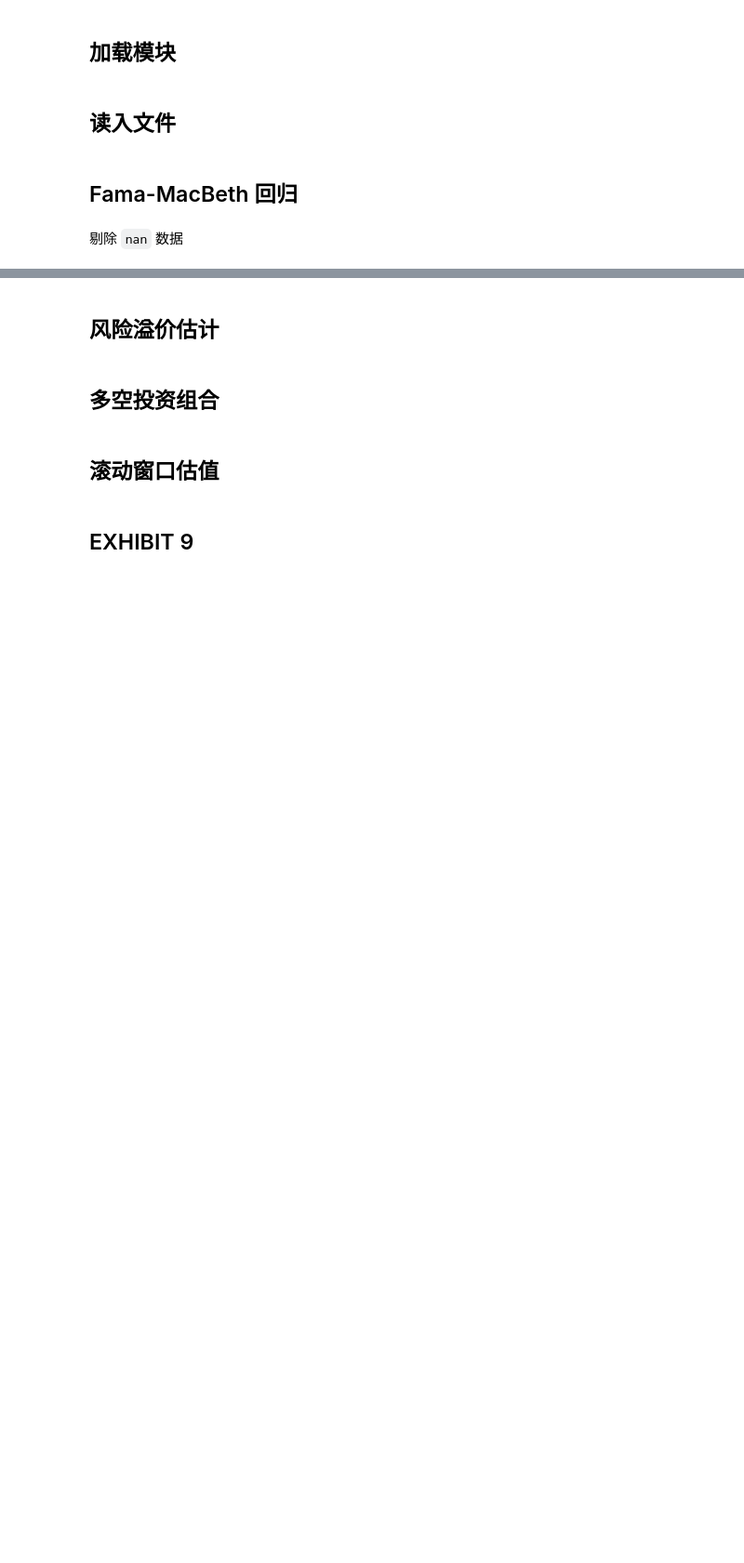
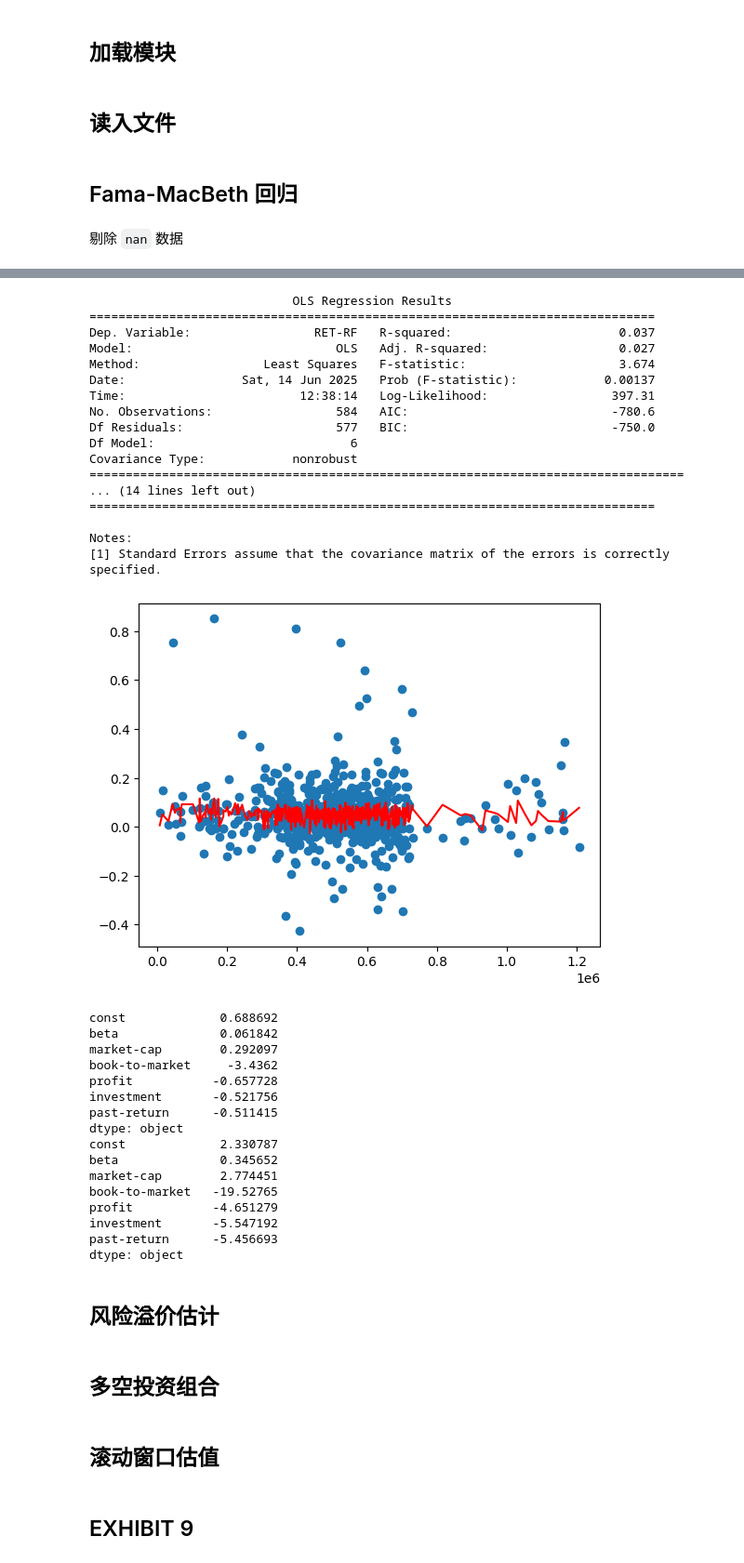
Before and after one commit to Light-ning/firm-life-cycle, a Jupyter notebook: analysis/risk-premiums.ipynb, the cells around one changed output, grey strips where cells are left out. Shown at 93% size. Cells and saved outputs as stored; diff of their text form; code cells hidden in the pictures; blank space fills up the shorter version.

```diff
--- a/analysis/risk-premiums.ipynb
+++ b/analysis/risk-premiums.ipynb
@@ -61,3 +67,65 @@ dtype: float64
+# %%
+time_series = df_merge['date'].unique()
+time_series = np.sort(time_series)
+
+df_params = pd.DataFrame(columns=['date'] + par)
+
+for i, t in enumerate(time_series):
+    df_date = df_fit[(df_fit['date'] == t) & (df_fit['stg'] == 'Growth')]
+    x = df_date[idx_fac]
+    z = (x - x.mean()) / x.std()
+    z[z > 3] = 3
+    z[z < -3] = 3
+    z = sm.add_constant(z)
+    y = df_date[['RET-RF']]
+    result = sm.OLS(y, z).fit()
+    df_params.loc[i, 'date'] = t
+    df_params.loc[i, z.columns] = result.params
+
+    if i == 0:
+        print(result.summary())
+        y_pred = result.predict(z)
+        plt.scatter(z.index, y)
+        plt.plot(z.index, y_pred, color='red')
+        plt.show()
+
+print(df_params[par].mean() * 100)
+print(np.sqrt(408) * df_params[par].mean() / df_params[par].std())
+# %% [output]
+                            OLS Regression Results
+==============================================================================
+Dep. Variable:                 RET-RF   R-squared:                       0.037
+Model:                            OLS   Adj. R-squared:                  0.027
+Method:                 Least Squares   F-statistic:                     3.674
+Date:                Sat, 14 Jun 2025   Prob (F-statistic):            0.00137
+Time:                        12:38:14   Log-Likelihood:                 397.31
+No. Observations:                 584   AIC:                            -780.6
+Df Residuals:                     577   BIC:                            -750.0
+Df Model:                           6
+Covariance Type:            nonrobust
+==================================================================================
+... (14 lines left out)
+==============================================================================
+
+Notes:
+[1] Standard Errors assume that the covariance matrix of the errors is correctly specified.
+[figure, added]
+const             0.688692
+beta              0.061842
+market-cap        0.292097
+book-to-market     -3.4362
+profit           -0.657728
+investment       -0.521756
+past-return      -0.511415
+dtype: object
+const             2.330787
+beta              0.345652
+market-cap        2.774451
+book-to-market   -19.52765
+profit           -4.651279
+investment       -5.547192
+past-return      -5.456693
+dtype: object
 # %% [markdown]
 ## 风险溢价估计
 # %% [markdown]
```
Also changed, not shown: parts of 3 cells of this notebook.
